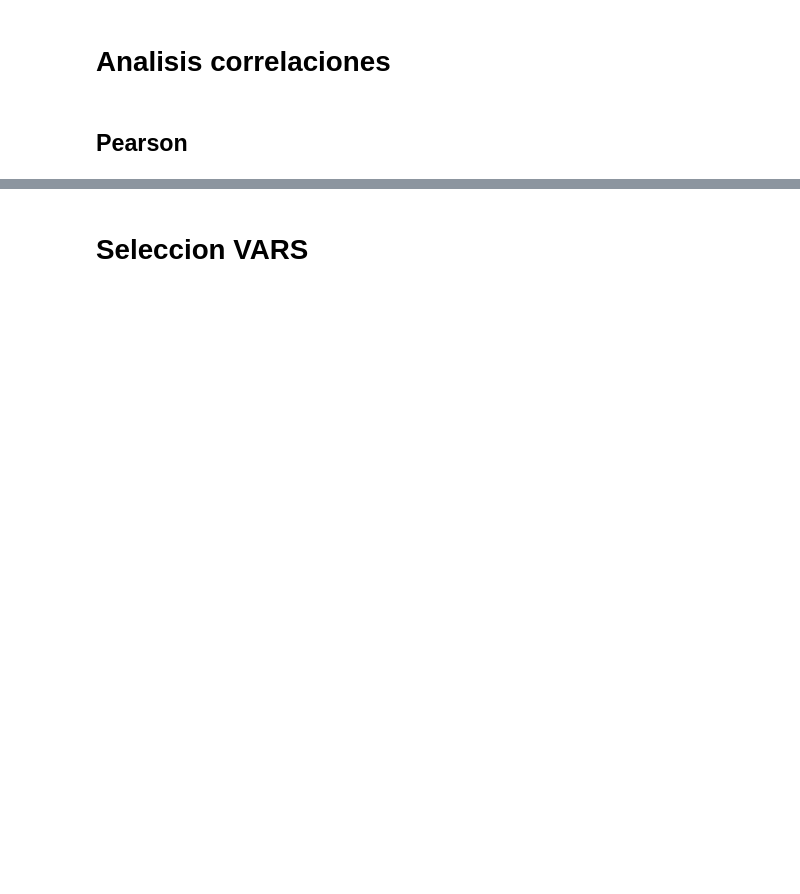
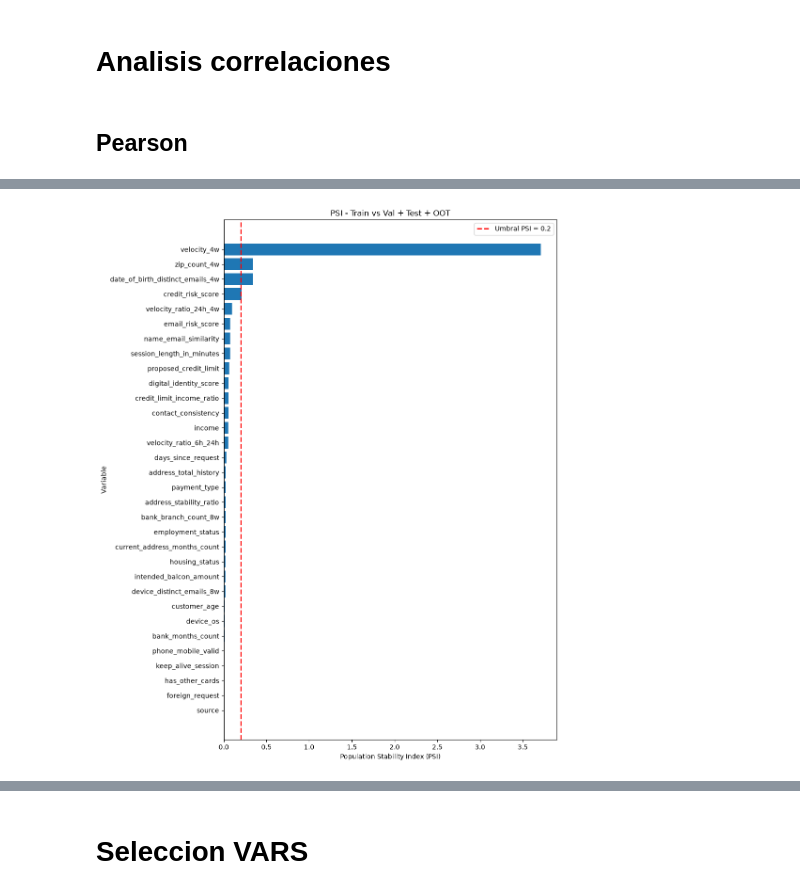
Before and after one commit to Renzuki123/breit-fraud-detection-globalbank, a Jupyter notebook: notebooks/04_feature_engineering.ipynb, the cells around one changed output, grey strips where cells are left out. Saved outputs shown, nothing was run; the diff lists cells and outputs as text; code cells hidden in the pictures; blank space fills up the shorter version.

```diff
--- a/notebooks/04_feature_engineering.ipynb
+++ b/notebooks/04_feature_engineering.ipynb
@@ -1033,0 +1545,17 @@ for categoria, df in salida.items():
+# %%
+# ============================================================
+# 1. Conjunto futuro combinado para análisis de estabilidad
+# ============================================================
+
+future_data = pd.concat(
+    [
+        val_data,
+        test_data,
+        oot_data
+    ],
+    axis=0,
+    ignore_index=True
+)
+
+print(f"Tamaño Train: {len(train_data):,}")
+print(f"Tamaño Future (Val + Test + OOT): {len(future_data):,}")
@@ -1033,0 +2215,49 @@ for categoria, df in salida.items():
+# %%
+# ============================================================
+# Visualización PSI_GLOBAL
+# ============================================================
+
+df_psi_plot = (
+    df_psi
+    .sort_values(
+        "PSI_GLOBAL",
+        ascending=True
+    )
+)
+
+plt.figure(
+    figsize=(10, 12)
+)
+
+plt.barh(
+    df_psi_plot["variable"],
+    df_psi_plot["PSI_GLOBAL"]
+)
+
+plt.axvline(
+    UMBRAL_PSI,
+    color="red",
+    linestyle="--",
+    linewidth=2,
+    label=f"Umbral PSI = {UMBRAL_PSI}"
+)
+
+plt.title(
+    "PSI - Train vs Val + Test + OOT"
+)
+
+plt.xlabel(
+    "Population Stability Index (PSI)"
+)
+
+plt.ylabel(
+    "Variable"
+)
+
+plt.legend()
+
+plt.tight_layout()
+
+plt.show()
+# %% [output]
+[figure, added]
```
Also changed, not shown: parts of 118 cells of this notebook, 8 other files.
